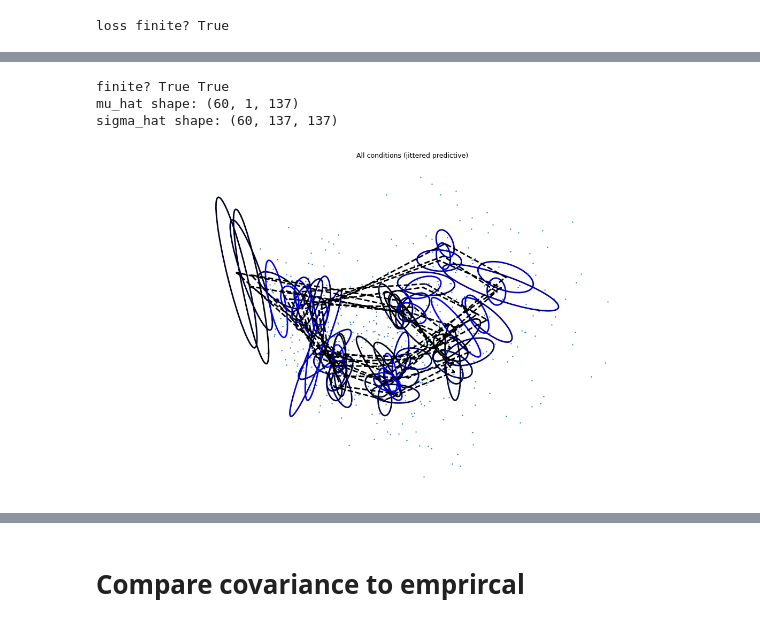
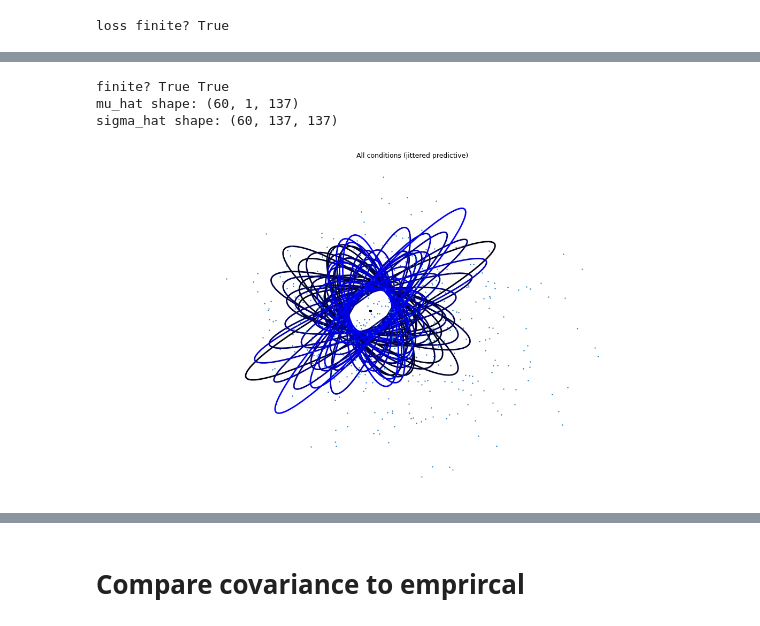
Before and after one commit to scastedo/wishart-process, a Jupyter notebook: z_check_hyperparam_search_2d.ipynb, the cells around one changed output, grey strips where cells are left out. Cells and saved outputs as stored; diff of their text form; code cells hidden in the pictures.

```diff
--- a/z_check_hyperparam_search_2d.ipynb
+++ b/z_check_hyperparam_search_2d.ipynb
@@ -117,10 +131,4 @@ False
 # %%
-x = np.asarray(X_FULL, dtype=np.float64)   # (C, 2)
-y = np.asarray(Y_FULL, dtype=np.float64)   # (K, C, N)
-
-np.savez("data_sated_animal_1.npz", x=x, y=y)
-
-print("saved:", "data_sated_animal_1.npz")
-print("x:", x.shape, x.dtype)
-print("y:", y.shape, y.dtype)
-print("K:", K, "C:", C1*C2, "N:", N,C1)
+import_data = np.load('data_sated_animal_1.npz')
+X_FULL = import_data['x']
+Y_FULL = import_data['y']
@@ -172,4 +625,30 @@ split = utils.split_data(
 )
 x_tr, y_tr, _, _, x_te, y_te, *_ = split
 x_tr, x_te = jnp.asarray(x_tr), jnp.asarray(x_te)  # keep shape (#cond, 2)
+# %%
+# Hyperparameters (given)
+hyperparams = {
+    'lambda_gp_angle': 1.8103336,
+    'gamma_gp_angle': 4.5379544e-05,
+    'beta_gp_angle': 0.12863505,
+
+    'lambda_gp_sf': 0.26290625,
+    'gamma_gp_sf': 0.00011522,
+    'beta_gp_sf': 0.1991709,
+
+    'lambda_wp_angle': 0.22797374,
+    'gamma_wp_angle': 0.00010354,
+    'beta_wp_angle': 1.6773869,
+
+    'lambda_wp_sf': 0.36553314,
+    'gamma_wp_sf': 2.8193786e-05,
+    'beta_wp_sf': 0.27211133,
+
+    'p': 1
+}
+
+# hyperparams = load_best_hyperparams("results.json")
+# hyperparams, rec50 = load_hyperparams_from_id("results.json", 176)
+# print(hyperparams)
+# print(rec50)
 # %%
@@ -260,7 +721,6 @@ import numpy as np
 import numpyro
 import numpyro.distributions as dist
 
-JITTER = 1e-5  # tweak if needed
 
 def gp_predict_jitter(gp, X, Y, x, base=1e-12):
     K_X_X = gp.evaluate_kernel(X, X)
@@ -293,34 +753,34 @@ def wp_predict_jitter(wp, X, F, x, base=1e-12, key=jax.random.PRNGKey(0)):
 
 # 1) Sample posterior on all conditions with jitter
 with numpyro.handlers.seed(rng_seed=0):
     F_draw, G_draw = guide.sample()  # VI draw from trained guide
 
 mu_hat, _ = gp_predict_jitter(joint.gp, x_tr, G_draw.squeeze().T, X_FULL)
 F_pred, sigma_hat = wp_predict_jitter(joint.wp, x_tr, F_draw, X_FULL, key=jax.random.PRNGKey(1))
 
 print("finite?", np.isfinite(mu_hat).all(), np.isfinite(sigma_hat).all())
 
 # 2) Point cloud from data
 mu_hatT = np.asarray(mu_hat).T
 mu_hatNEW = mu_hatT.reshape(mu_hatT.shape[0], 1,mu_hatT.shape[1])
 sigma_hat = np.asarray(sigma_hat)
 
 print("mu_hat shape:", mu_hatNEW.shape)
 print("sigma_hat shape:", sigma_hat.shape)
 
 visualizations.visualize_pc(
     mu_hatNEW,
     sigma_hat,
     pc=Y_FULL.reshape(-1, N),
     title_str="All conditions (jittered predictive)",
     dotsize=10,
     std=0.1,
 )
 # %% [output]
 finite? True True
 mu_hat shape: (60, 1, 137)
 sigma_hat shape: (60, 137, 137)
-[figure, old version]
+[figure, new version]
 # %%
 print(mu_hatNEW.shape)
 mu_ring = mu_hatNEW.reshape(C1, C2,1, N).mean(axis=1)
```
Also changed, not shown: parts of 10 cells of this notebook, 11 other files.
